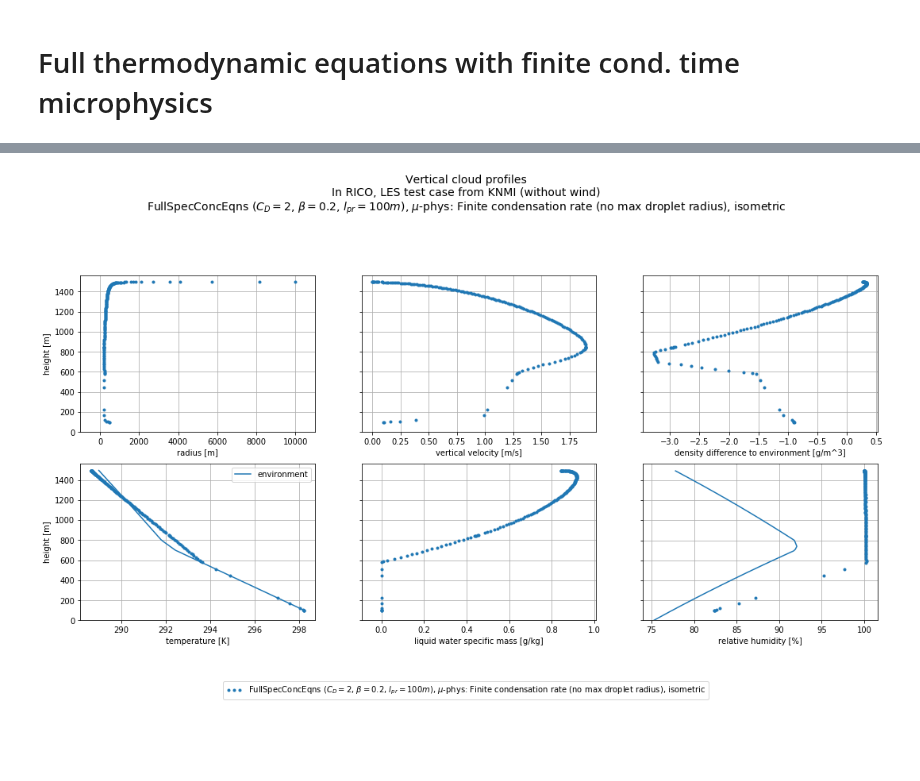
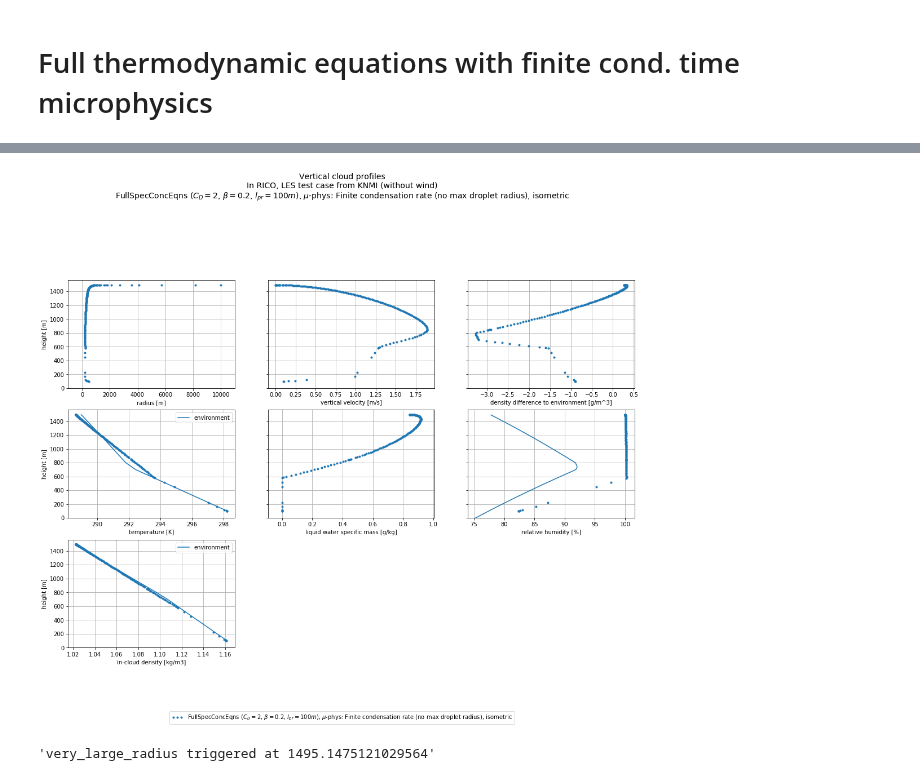
Before and after one commit to leifdenby/python-cloudmodel, a Jupyter notebook: notebooks/Cloud model integration.ipynb, the cells around one changed output, grey strips where cells are left out. Drawn from its saved outputs; the diff is of its cells as text; code cells hidden in the pictures; blank space fills up the shorter version.

```diff
--- a/notebooks/Cloud model integration.ipynb
+++ b/notebooks/Cloud model integration.ipynb
@@ -46,6 +50,6 @@ ambient_stratification = stratification_profiles.RICO()
 # %%
 z0 = 100.0
-z_points = np.linspace(z0, 4e3, 500)
+z_points = np.linspace(z0, 4e3, 50)
 T_e = lambda z: ambient_stratification.temp(z)
 
 # start with a rising parcel which is slightly moister than the environment
@@ -56,15 +65,19 @@ qv0 = ambient_stratification.q_t(z0) + 0.001
 # %%
 constants = reference_constants.default_constants
 microphysics = microphysics_models.FiniteCondensationTimeMicrophysics()
 
 cloud_model = parcel_models.FullThermodynamicsCloudEquations(
     environment=ambient_stratification, constants=constants, C_D=2.,
     microphysics=microphysics
 )
 
 initial_condition = Var.make_state(r=500.0, w=w0, T=T0, p=p0, q_v=qv0)
-p1 = cloud_model.integrate(initial_condition, z_points)
+p1 = cloud_model.integrate(initial_condition, z_points, stopping_criterion=None, )
 
-fig = p1.plot(["r", "w", "d_rho", "T", "q_l", "RH",])
+fig = p1.plot(["r", "w", "d_rho", "T", "q_l", "RH", "rho_c"])
 # %% [output]
-[figure, old version]
+[figure, new version]
+# %%
+p1.integration_stopping_reason
+# %% [output]
+'very_large_radius triggered at 1495.1475121029564'
```
Also changed, not shown: parts of 5 cells of this notebook.
